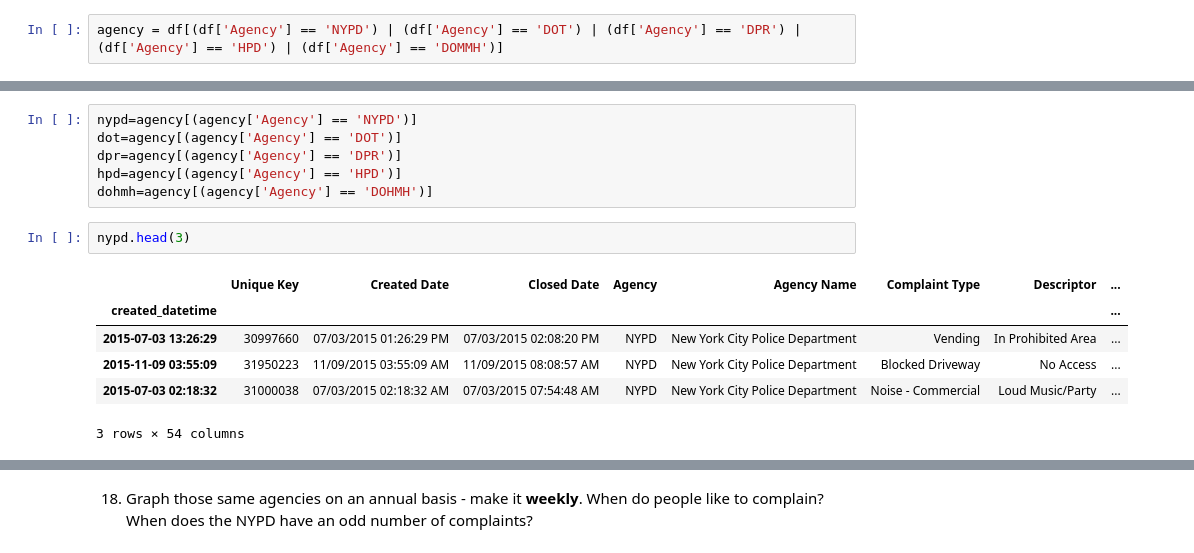
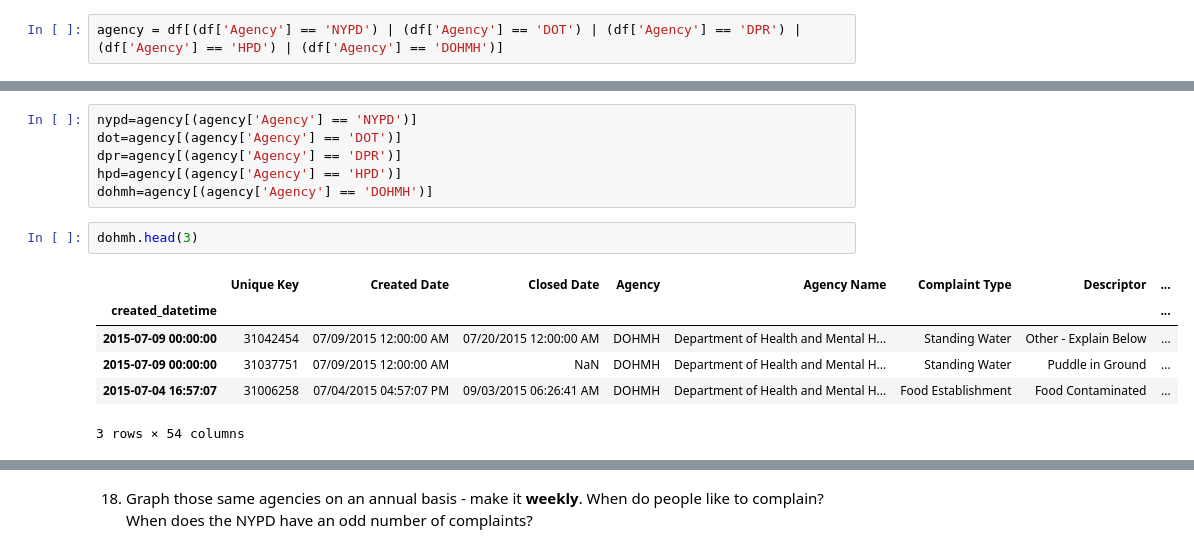
Before and after one commit to radhikapc/foundation-homework, a Jupyter notebook: homework12/311 time series homework.ipynb, the cells around one changed output, grey strips where cells are left out. Saved outputs shown, nothing was run; the diff lists cells and outputs as text.

```diff
--- a/homework12/311 time series homework.ipynb
+++ b/homework12/311 time series homework.ipynb
@@ -586,7 +586,7 @@ HPD      1232
 DOHMH     893
 Name: Agency, dtype: int64
 # %%
-agency = df[(df['Agency'] == 'NYPD') | (df['Agency'] == 'DOT') | (df['Agency'] == 'DPR') | (df['Agency'] == 'HPD') | (df['Agency'] == 'DOMMH')]
+agency = df[(df['Agency'] == 'NYPD') | (df['Agency'] == 'DOT') | (df['Agency'] == 'DPR') | (df['Agency'] == 'HPD') | (df['Agency'] == 'DOHMH')]
 # %%
 agency.head(3)
 # %% [output]
@@ -603,11 +603,11 @@ dpr=agency[(agency['Agency'] == 'DPR')]
 hpd=agency[(agency['Agency'] == 'HPD')]
 dohmh=agency[(agency['Agency'] == 'DOHMH')]
 # %%
-nypd.head(3)
+dohmh.head(3)
 # %% [output]
 |  | Unique Key | Created Date | Closed Date | Agency | Agency Name | Complaint Type | Descriptor | ... |
 | created_datetime |  |  |  |  |  |  |  | ... |
-| 2015-07-03 13:26:29 | 30997660 | 07/03/2015 01:26:29 PM | 07/03/2015 02:08:20 PM | NYPD | New York City Police Department | Vending | In Prohibited Area | ... |
-| 2015-11-09 03:55:09 | 31950223 | 11/09/2015 03:55:09 AM | 11/09/2015 08:08:57 AM | NYPD | New York City Police Department | Blocked Driveway | No Access | ... |
-| 2015-07-03 02:18:32 | 31000038 | 07/03/2015 02:18:32 AM | 07/03/2015 07:54:48 AM | NYPD | New York City Police Department | Noise - Commercial | Loud Music/Party | ... |
+| 2015-07-09 00:00:00 | 31042454 | 07/09/2015 12:00:00 AM | 07/20/2015 12:00:00 AM | DOHMH | Department of Health and Mental H... | Standing Water | Other - Explain Below | ... |
+| 2015-07-09 00:00:00 | 31037751 | 07/09/2015 12:00:00 AM | NaN | DOHMH | Department of Health and Mental H... | Standing Water | Puddle in Ground | ... |
+| 2015-07-04 16:57:07 | 31006258 | 07/04/2015 04:57:07 PM | 09/03/2015 06:26:41 AM | DOHMH | Department of Health and Mental H... | Food Establishment | Food Contaminated | ... |
 3 rows × 54 columns
```
Also changed, not shown: parts of 11 cells of this notebook.
